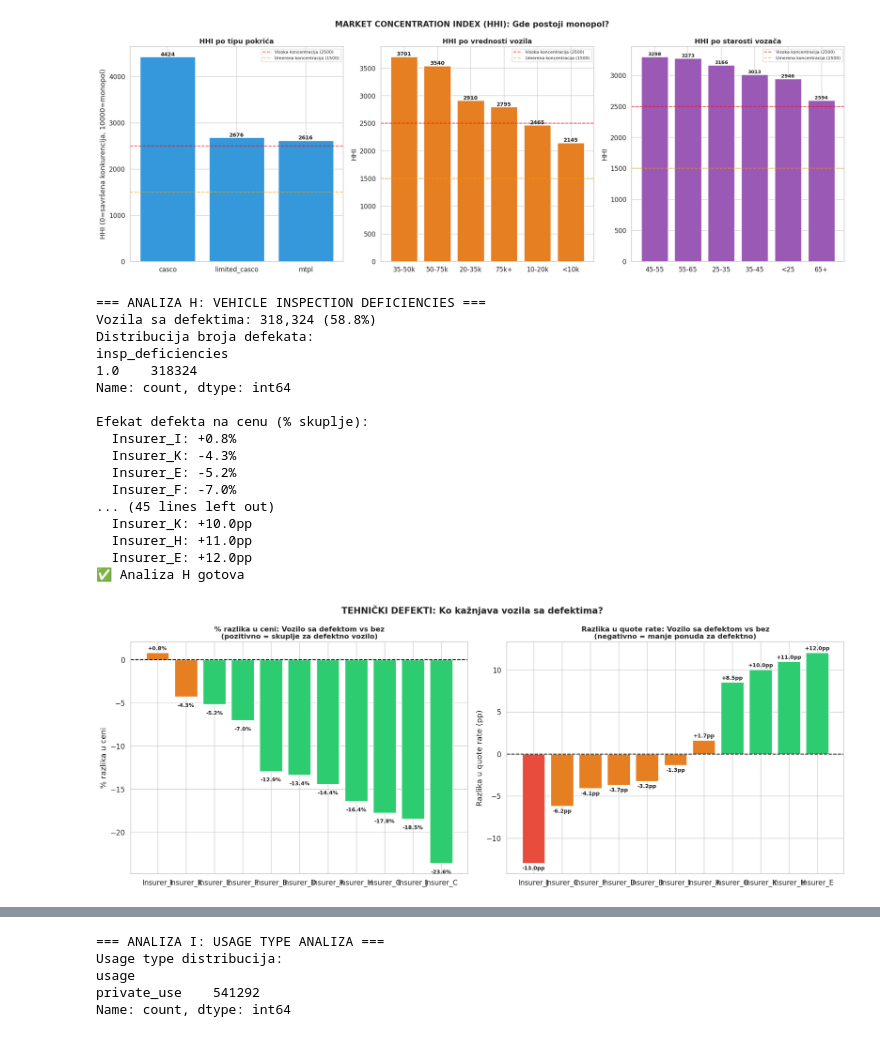
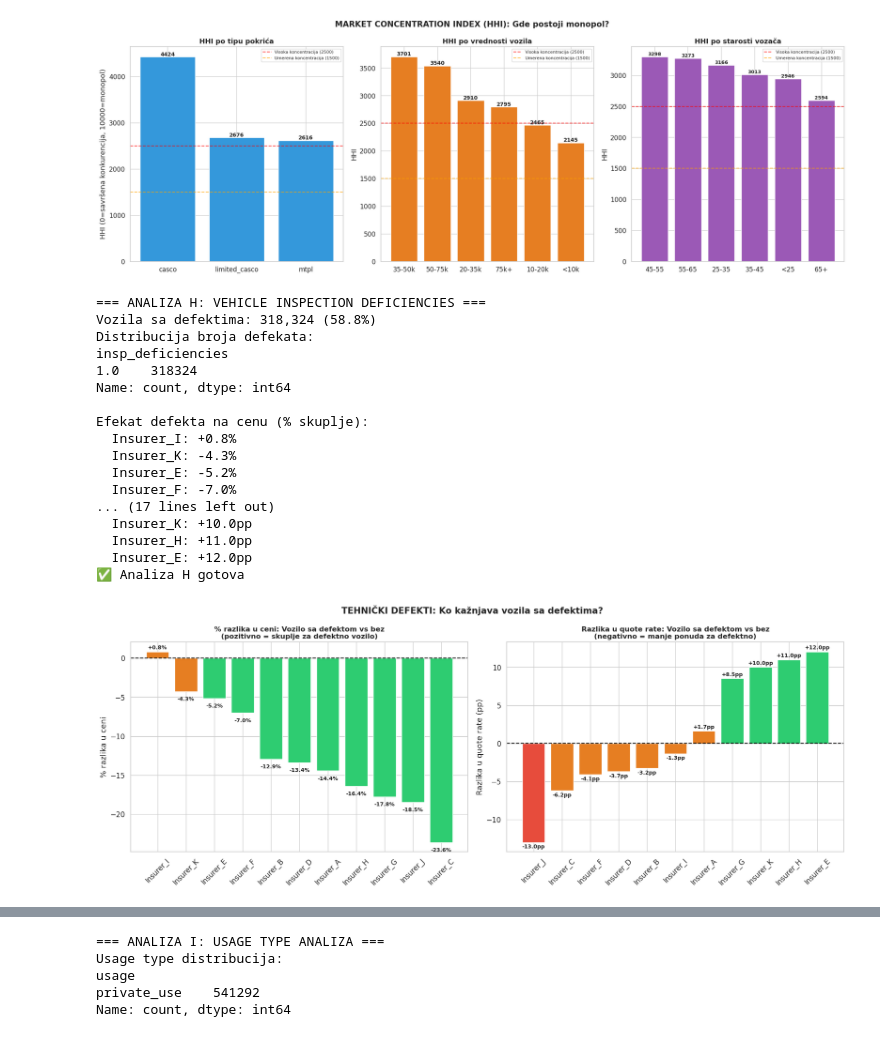
Before and after one commit to DimePetrovic/hackaton_qio_fbke, a Jupyter notebook: Manus.ipynb, the cells around one changed output, grey strips where cells are left out. Drawn from its saved outputs; the diff is of its cells as text; code cells hidden in the pictures.

```diff
--- a/Manus.ipynb
+++ b/Manus.ipynb
@@ -738,6 +754,8 @@ axes[0].axhline(0, color='black', linewidth=1.5, linestyle='--')
 axes[0].set_title('% razlika u ceni: Vozilo sa defektom vs bez\n(pozitivno = skuplje za defektno vozilo)',
                   fontsize=12, fontweight='bold')
 axes[0].set_ylabel('% razlika u ceni')
+axes[0].tick_params(axis='x', rotation=45)
+
 for i, v in enumerate(def_price_s.values):
     axes[0].text(i, v + (0.3 if v >= 0 else -1.2), f'{v:+.1f}%',
                  ha='center', fontsize=9, fontweight='bold')
@@ -746,6 +764,7 @@ colors_qdef = ['#e74c3c' if v < -10 else '#2ecc71' if v > 5 else '#e67e22'
                for v in def_quote_s.values]
 axes[1].bar(def_quote_s.index, def_quote_s.values, color=colors_qdef, edgecolor='white')
 axes[1].axhline(0, color='black', linewidth=1.5, linestyle='--')
+axes[1].tick_params(axis='x', rotation=45)
 axes[1].set_title('Razlika u quote rate: Vozilo sa defektom vs bez\n(negativno = manje ponuda za defektno)',
                   fontsize=12, fontweight='bold')
 axes[1].set_ylabel('Razlika u quote rate (pp)')
@@ -755,32 +774,32 @@ for i, v in enumerate(def_quote_s.values):
 
 plt.suptitle('TEHNIČKI DEFEKTI: Ko kažnjava vozila sa defektima?', fontsize=15, fontweight='bold')
 plt.tight_layout()
 plt.savefig('plots/H_inspection_defects.png', dpi=150, bbox_inches='tight')
 
 
 print("\nEfekat defekta na cenu (% skuplje):")
 for ins, val in def_price_s.items():
     print(f"  {ins}: {val:+.1f}%")
 print("\nEfekat defekta na quote rate (pp):")
 for ins, val in def_quote_s.items():
     print(f"  {ins}: {val:+.1f}pp")
 print("✅ Analiza H gotova\n")
 # %% [output]
 === ANALIZA H: VEHICLE INSPECTION DEFICIENCIES ===
 Vozila sa defektima: 318,324 (58.8%)
 Distribucija broja defekata:
 insp_deficiencies
 1.0    318324
 Name: count, dtype: int64
 
 Efekat defekta na cenu (% skuplje):
   Insurer_I: +0.8%
   Insurer_K: -4.3%
   Insurer_E: -5.2%
   Insurer_F: -7.0%
-... (45 lines left out)
+... (17 lines left out)
   Insurer_K: +10.0pp
   Insurer_H: +11.0pp
   Insurer_E: +12.0pp
 ✅ Analiza H gotova
-[figure, old version]
+[figure, new version]
```
Also changed, not shown: parts of 3 cells of this notebook, 3 other files.
